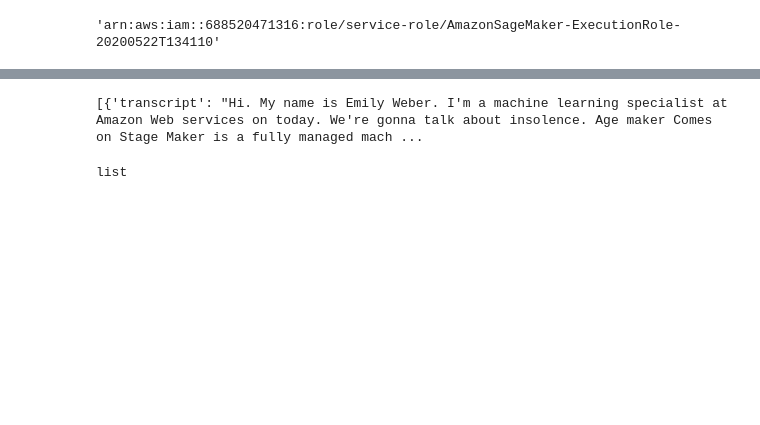
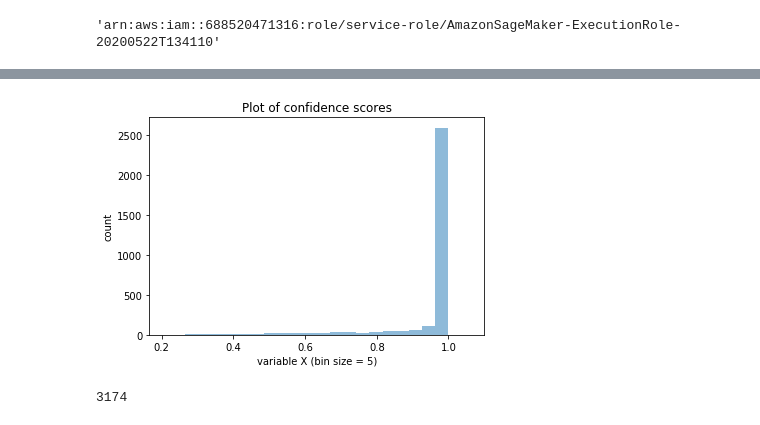
Before and after one commit to jasperhuang/jh_amazon_summer_2020, a Jupyter notebook: test-transcribe.ipynb, the cells around one changed output, grey strips where cells are left out. Cells and saved outputs as stored; diff of their text form; code cells hidden in the pictures; blank space fills up the shorter version.

```diff
--- a/test-transcribe.ipynb
+++ b/test-transcribe.ipynb
@@ -90,10 +94,13 @@ def get_transcript_text_and_timestamps(bucket_name, file_name):
     sentences_and_times = []
     temp_sentence = ""
     temp_start_time = 0
+    temp_min_confidence = 1.0
     newSentence = True
 
     confidences = []
+    scores = []
 
+    i = 0
     for item in items:
         # always add the word
         if item["type"] == "punctuation":
@@ -102,6 +109,14 @@ def get_transcript_text_and_timestamps(bucket_name, file_name):
             )
         else:
             temp_sentence = temp_sentence + item["alternatives"][0]["content"] + " "
+            temp_min_confidence = min(temp_min_confidence,
+                                      float(item["alternatives"][0]["confidence"]))
+            confidences.append({"start_time": float(item["start_time"]),
+                                "end_time": float(item["end_time"]),
+                                "content": item["alternatives"][0]["content"],
+                                "confidence": float(item["alternatives"][0]["confidence"])
+                               })
+            scores.append(float(item["alternatives"][0]["confidence"]))
 
         # if this is a new sentence, and it starts with a word, save the time
         if newSentence == True:
@@ -114,12 +129,21 @@ def get_transcript_text_and_timestamps(bucket_name, file_name):
                 item["type"] == "punctuation"
                 and item["alternatives"][0]["content"] != ","
             ):
+                # end time of sentence is end_time of previous word
+                end_time = items[i-1]["end_time"] if i-1 >= 0 else items[0]["end_time"]
                 sentences_and_times.append(
-                    {"time": temp_start_time, "sentence": temp_sentence.strip()}
+                    {"start_time": temp_start_time,
+                     "end_time": end_time,
+                     "sentence": temp_sentence.strip(),
+                     "min_confidence": temp_min_confidence
+                    }
                 )
-                # reset the temp sentence
+                # reset the temp sentence and relevant variables
                 newSentence = True
                 temp_sentence = ""
+                temp_min_confidence = 1.0
 
-    return entire_transcript, sentences_and_times
+        i = i + 1
+
+    return entire_transcript, sentences_and_times, confidences, scores
 # %%
@@ -145,10 +151,2 @@ Not ready yet...
 # %%
-entire_transcript_1, sentences_and_times_1 = get_transcript_text_and_timestamps("jashuang-sagemaker-5-22","AWS-sage-1.json")
+entire_transcript_1, sentences_and_times_1, confidences_1, scores = get_transcript_text_and_timestamps("jashuang-sagemaker-5-22","AWS-sage-1.json")
-# %%
-entire_transcript_1
-# %% [output]
-[{'transcript': "Hi. My name is Emily Weber. I'm a machine learning specialist at Amazon Web services on today. We're gonna talk about insolence. Age maker Comes on Stage Maker is a fully managed mach ...
-# %%
-type(sentences_and_times_1)
-# %% [output]
-list
@@ -154,0 +157,17 @@ list
+# %%
+from matplotlib import pyplot as plt
+
+plt.xlim([min(scores)-0.1, max(scores)+0.1])
+plt.hist(scores, bins=20, alpha=0.5)
+plt.title('Plot of confidence scores')
+plt.xlabel('variable X (bin size = 5)')
+plt.ylabel('count')
+
+plt.show()
+# %% [output]
+[figure, added]
+# %%
+import numpy as np
+print(len(scores))
+# %% [output]
+3174
```
Also changed, not shown: parts of 29 cells of this notebook.
